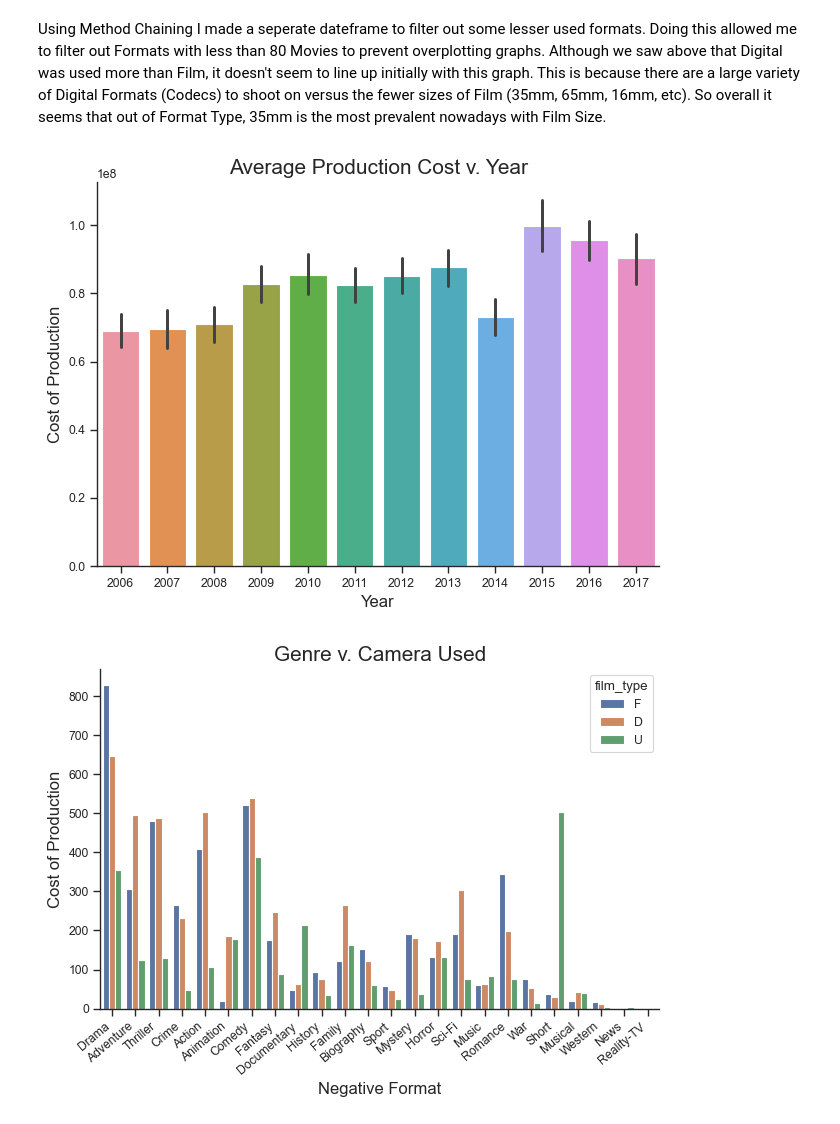
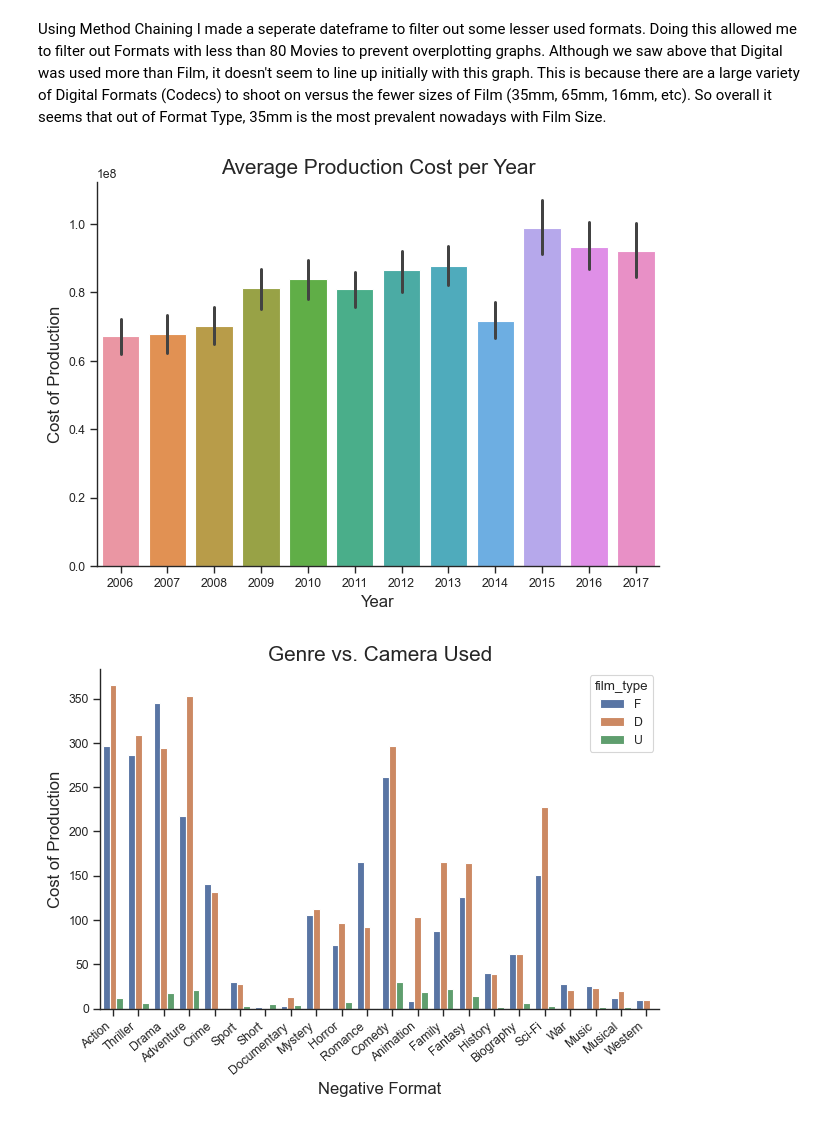
Before and after one commit to ubco-W2022T1-cosc301/project-group16, a Jupyter notebook: notebooks/analysis1.ipynb, the cells around one changed output. Saved outputs shown, nothing was run; the diff lists cells and outputs as text; code cells hidden in the pictures.

```diff
--- a/notebooks/analysis1.ipynb
+++ b/notebooks/analysis1.ipynb
@@ -7,7 +7,7 @@ For my research, I wanted to analyze how the choice of Film Type and the Format
 ### Importing Data
 # %%
 from project_functions1 import *
-df = pd.read_csv("../data/raw/top_directors.csv")
-df_clean = load_and_process("../data/raw/top_directors.csv")
+df = pd.read_csv("../data/raw/top_movies.csv")
+df_clean = load_and_process("../data/raw/top_movies.csv")
 # %% [markdown]
 ### Reviewing Initial Data
@@ -112,21 +125,21 @@ Although we saw above that Digital was used more than Film, it doesn't seem to l
 cx = sns.barplot(df_clean, x="year", y="budget") # Plotting the Graph
 plt.xlabel("Year", size=12)
 plt.ylabel("Cost of Production", size=12)
-plt.title("Average Production Cost v. Year", size=15)
+plt.title("Average Production Cost per Year", size=15)
 plt.tight_layout()
 plt.show()
 # %% [output]
-[figure, old version]
+[figure, new version]
 # %%
 dx = sns.countplot(df_clean, x="genres", hue="film_type") # Plotting the Graph
 dx.set_xticklabels(dx.get_xticklabels(), rotation=40, ha="right")
 plt.xlabel("Negative Format", size=12)
 plt.ylabel("Cost of Production", size=12)
-plt.title("Genre v. Camera Used", size=15)
+plt.title("Genre vs. Camera Used", size=15)
 plt.tight_layout()
 plt.show()
 # %% [output]
-[figure, old version]
+[figure, new version]
 # %%
 df_d = camera_mean_budget(df_clean)
 
```
Also changed, not shown: parts of 13 cells of this notebook, 1 other file.
